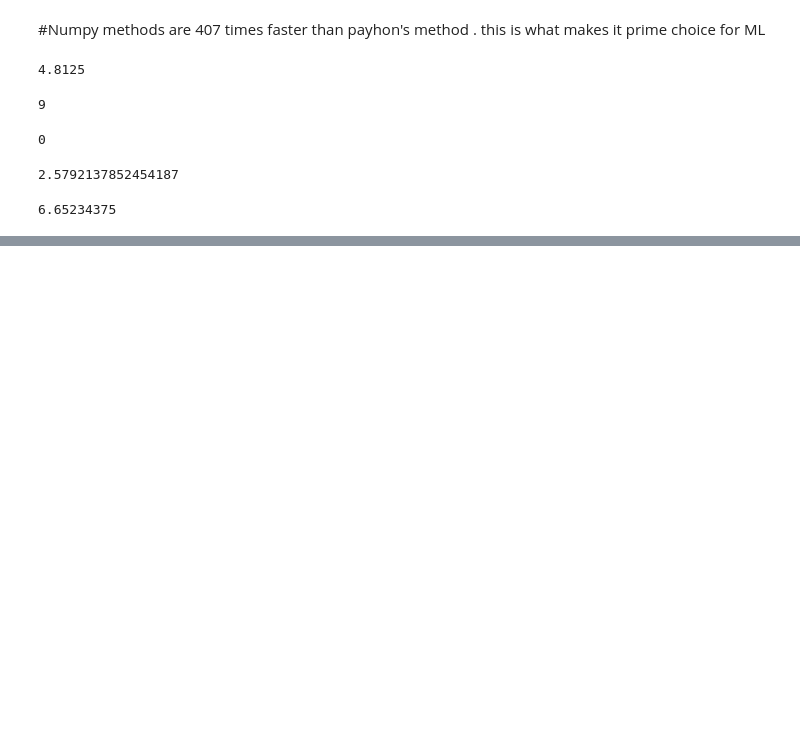
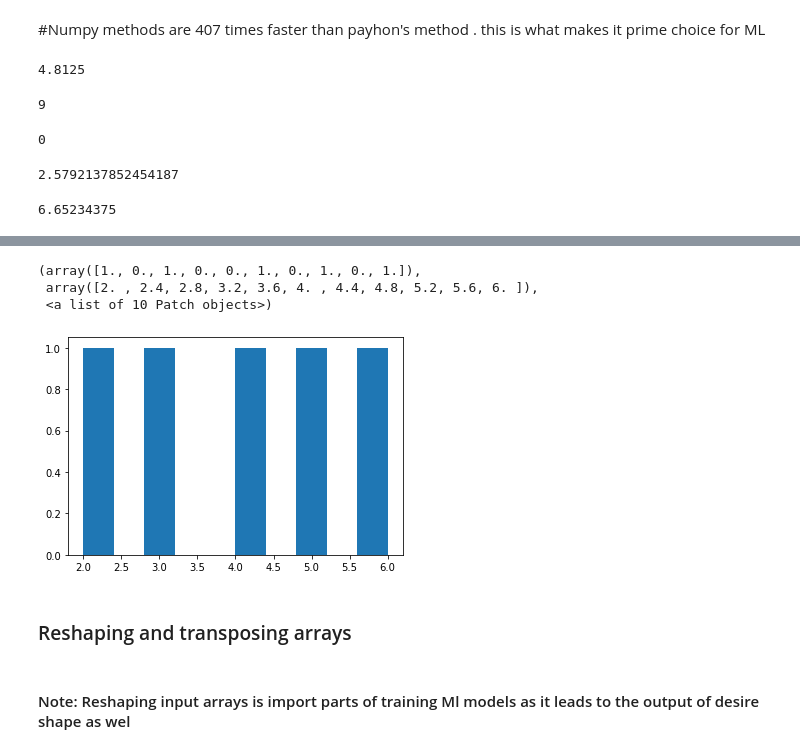
Before and after one commit to AnalystGagan/Machine-Learning-Notebooks, a Jupyter notebook: Introduction-to-NumPy.ipynb, the cells around one changed output, grey strips where cells are left out. Cells and saved outputs as stored; diff of their text form; code cells hidden in the pictures; blank space fills up the shorter version.

```diff
--- a/Introduction-to-NumPy.ipynb
+++ b/Introduction-to-NumPy.ipynb
@@ -468,0 +493,11 @@ np.var(c3)
+# %%
+plt.hist(low_var_array)
+# %% [output]
+(array([1., 0., 1., 0., 0., 1., 0., 1., 0., 1.]),
+ array([2. , 2.4, 2.8, 3.2, 3.6, 4. , 4.4, 4.8, 5.2, 5.6, 6. ]),
+ <a list of 10 Patch objects>)
+[figure, added]
+# %% [markdown]
+### Reshaping and transposing arrays
+# %% [markdown]
+#### Note: Reshaping input arrays is import parts of training Ml models as it leads to the output of desire shape as wel
```
Also changed, not shown: parts of 80 cells of this notebook, 6 other files.
